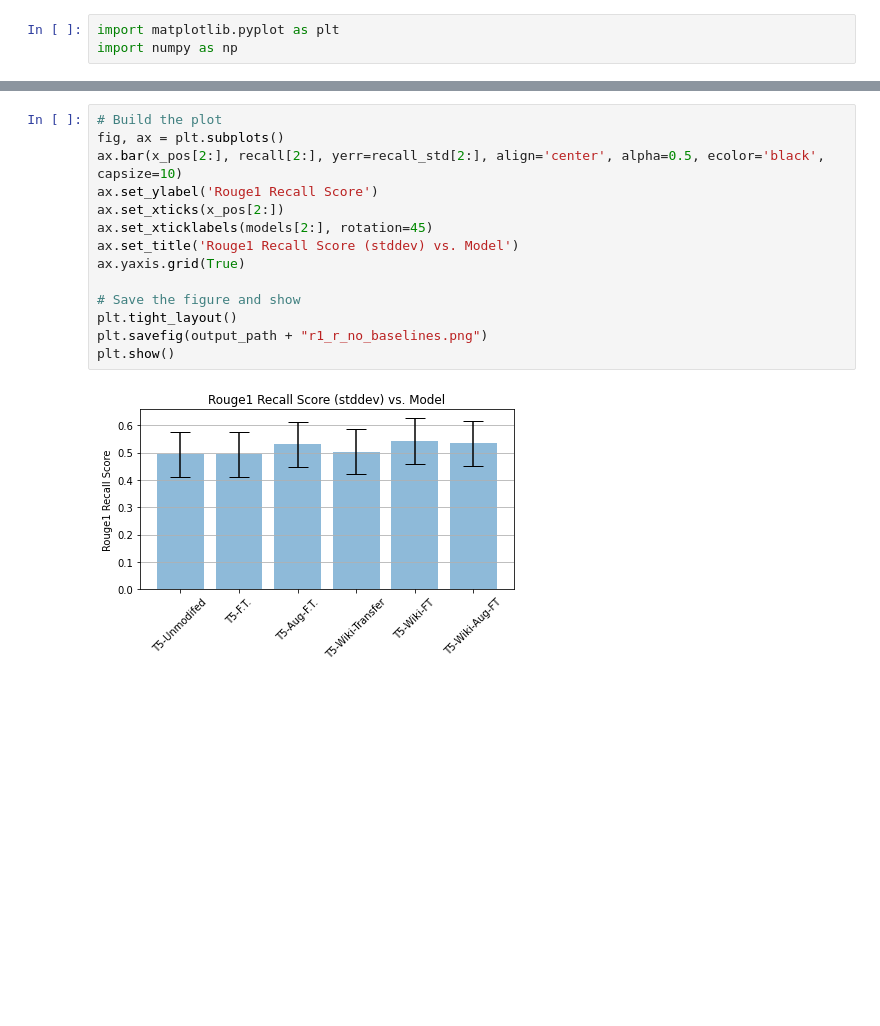
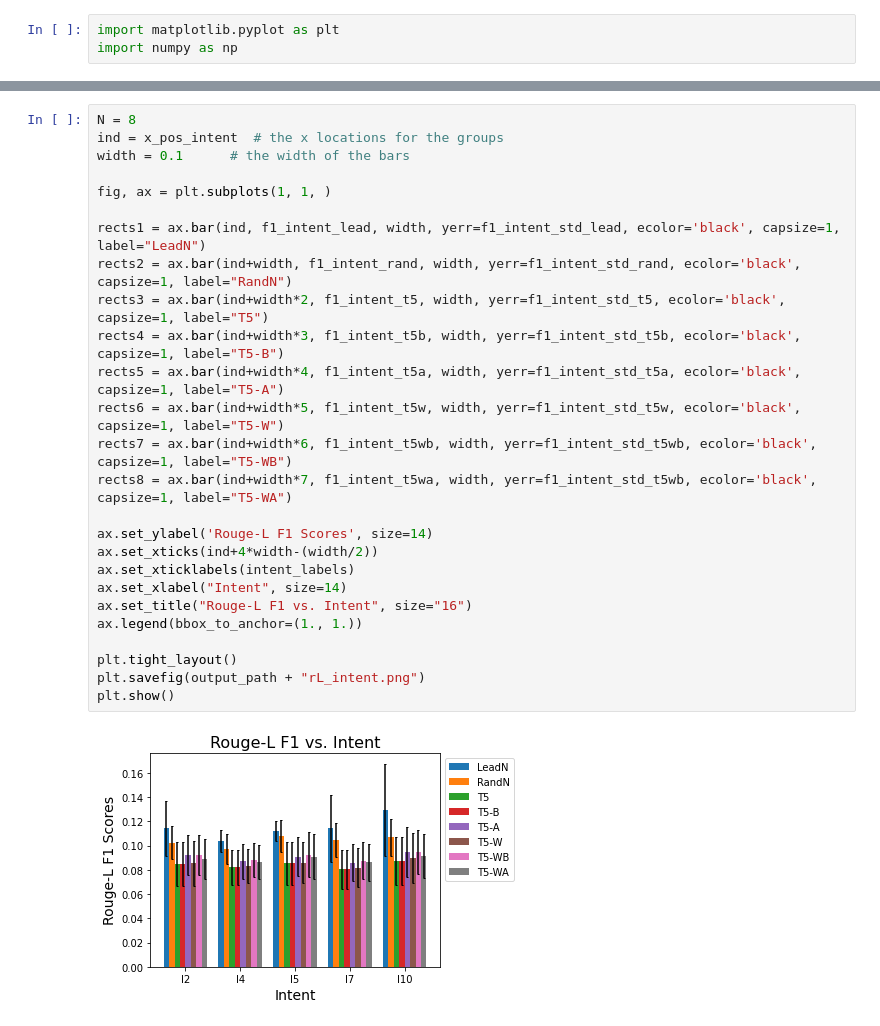
Before and after one commit to oscar-youngquist/COMPSCI685, a Jupyter notebook: Evaluation_Framework/Results_Evaluation_Notebooks/scratch_work.ipynb, the cells around one changed output, grey strips where cells are left out. Drawn from its saved outputs; the diff is of its cells as text; blank space fills up the shorter version.

```diff
--- a/Evaluation_Framework/Results_Evaluation_Notebooks/scratch_work.ipynb
+++ b/Evaluation_Framework/Results_Evaluation_Notebooks/scratch_work.ipynb
@@ -98,16 +162,28 @@ plt.show()
-# %%
-# Build the plot
-fig, ax = plt.subplots()
-ax.bar(x_pos[2:], recall[2:], yerr=recall_std[2:], align='center', alpha=0.5, ecolor='black', capsize=10)
-ax.set_ylabel('Rouge1 Recall Score')
-ax.set_xticks(x_pos[2:])
-ax.set_xticklabels(models[2:], rotation=45)
-ax.set_title('Rouge1 Recall Score (stddev) vs. Model')
-ax.yaxis.grid(True)
-
-# Save the figure and show
-plt.tight_layout()
-plt.savefig(output_path + "r1_r_no_baselines.png")
-plt.show()
-# %% [output]
-[figure, removed]
+# %%
+N = 8
+ind = x_pos_intent  # the x locations for the groups
+width = 0.1      # the width of the bars
+
+fig, ax = plt.subplots(1, 1, )
+
+rects1 = ax.bar(ind, f1_intent_lead, width, yerr=f1_intent_std_lead, ecolor='black', capsize=1, label="LeadN")
+rects2 = ax.bar(ind+width, f1_intent_rand, width, yerr=f1_intent_std_rand, ecolor='black', capsize=1, label="RandN")
+rects3 = ax.bar(ind+width*2, f1_intent_t5, width, yerr=f1_intent_std_t5, ecolor='black', capsize=1, label="T5")
+rects4 = ax.bar(ind+width*3, f1_intent_t5b, width, yerr=f1_intent_std_t5b, ecolor='black', capsize=1, label="T5-B")
+rects5 = ax.bar(ind+width*4, f1_intent_t5a, width, yerr=f1_intent_std_t5a, ecolor='black', capsize=1, label="T5-A")
+rects6 = ax.bar(ind+width*5, f1_intent_t5w, width, yerr=f1_intent_std_t5w, ecolor='black', capsize=1, label="T5-W")
+rects7 = ax.bar(ind+width*6, f1_intent_t5wb, width, yerr=f1_intent_std_t5wb, ecolor='black', capsize=1, label="T5-WB")
+rects8 = ax.bar(ind+width*7, f1_intent_t5wa, width, yerr=f1_intent_std_t5wb, ecolor='black', capsize=1, label="T5-WA")
+
+ax.set_ylabel('Rouge-L F1 Scores', size=14)
+ax.set_xticks(ind+4*width-(width/2))
+ax.set_xticklabels(intent_labels)
+ax.set_xlabel("Intent", size=14)
+ax.set_title("Rouge-L F1 vs. Intent", size="16")
+ax.legend(bbox_to_anchor=(1., 1.))
+
+plt.tight_layout()
+plt.savefig(output_path + "rL_intent.png")
+plt.show()
+# %% [output]
+[figure, added]
```
Also changed, not shown: parts of 9 cells of this notebook, 17 other files.
